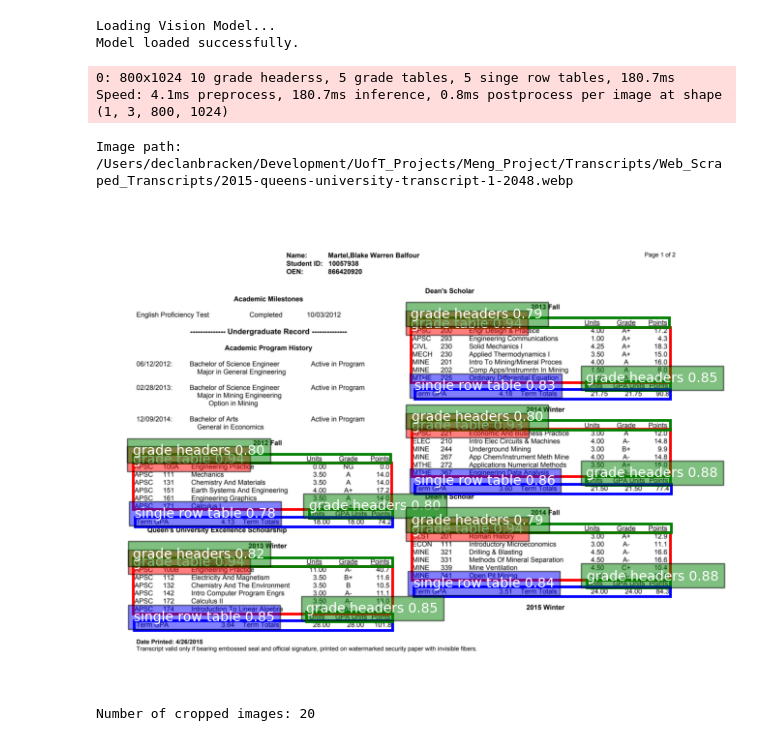
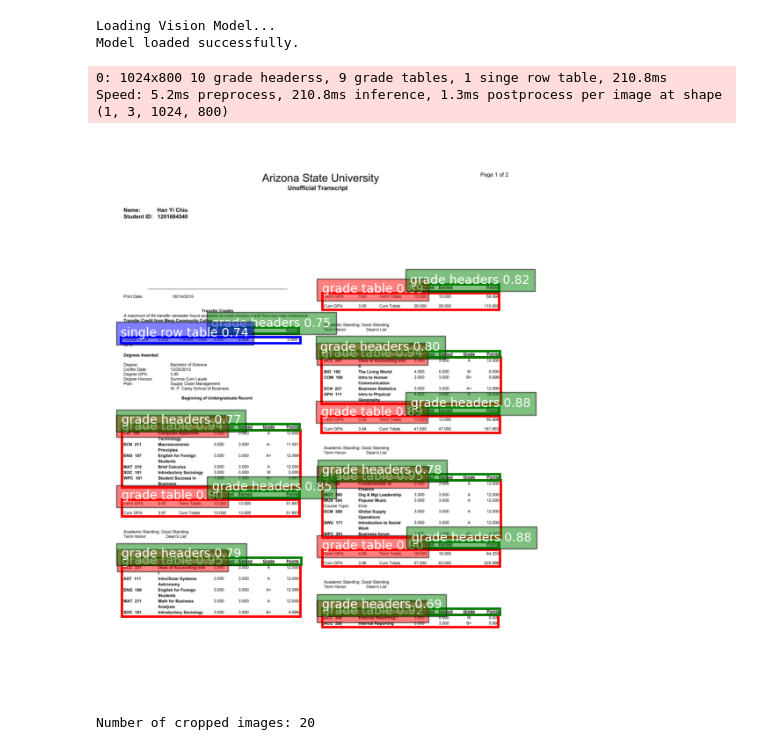
Before and after one commit to Declan-Bracken/MEng_Project, a Jupyter notebook: TableReconstruction/row_cluster_testing.ipynb, the cells around one changed output. Saved outputs shown, nothing was run; the diff lists cells and outputs as text; code cells hidden in the pictures.

```diff
--- a/TableReconstruction/row_cluster_testing.ipynb
+++ b/TableReconstruction/row_cluster_testing.ipynb
@@ -1,33 +1,44 @@
 # %%
 import sys
 
 # Manually specify the path to the parent directory
 parent_dir = '/Users/declanbracken/Development/UofT_Projects/Meng_Project/code_base'  # Replace this with the path where 'Pipelines' is located
 sys.path.append(parent_dir)
 
 # Import vision_pipeline from Pipelines
 from Pipelines.vision_pipeline import vision_pipeline
 
 # Step 1: Import Classes
 from image_processor import ImageProcessor
 from text_classifier import TextClassifier
-from row_clusterer import RowClassifier
+from row_clusterer_v2 import RowClassifier
+from clustering_gui_jupyter import InteractiveClusterTuning
+from column_clusterer import ColumnClusterer#, ColumnClustererV2
 from dataframe_processor import DataFrameProcessor
-from visualizer import Visualizer
 
 # Step 2: Load Example Image and Model Results
 image_directory = '/Users/declanbracken/Development/UofT_Projects/Meng_Project/Transcripts/Web_Scraped_Transcripts/'
 image_name = '2015-queens-university-transcript-1-2048.webp'
 image_path = image_directory + image_name
+image_path = '/Users/declanbracken/Development/UofT_Projects/Meng_Project/Transcripts/Web_Scraped_Transcripts/bachelors-degree-transcript-2-2048-1.webp'
+image_path = '/Users/declanbracken/Development/UofT_Projects/Meng_Project/Transcripts/Web_Scraped_Transcripts/kayla-martin-unofficial-transcript-unlocked-1-2048.webp'
+image_path = '/Users/declanbracken/Development/UofT_Projects/Meng_Project/Transcripts/Web_Scraped_Transcripts/transcript-1-3-2048-1.webp' # test transcript
+image_path = '/Users/declanbracken/Development/UofT_Projects/Meng_Project/Transcripts/Web_Scraped_Transcripts/transcript-1-2048-1.webp' # test transcript
+# image_path = '/Users/declanbracken/Development/UofT_Projects/Meng_Project/Transcripts/Web_Scraped_Transcripts/ba-transcript-3-2048.webp'
+# image_path = '/Users/declanbracken/Development/UofT_Projects/Meng_Project/Transcripts/Test transcripts/transcripts-2-2048.png'
+# image_path = '/Users/declanbracken/Development/UofT_Projects/Meng_Project/Transcripts/Web_Scraped_Transcripts/up-academic-record-1-2048.webp'
+#Real Transcript
+# image_path = '/Users/declanbracken/Development/UofT_Projects/Meng_Project/Transcripts/Real Transcripts/7.JPG'
+# image_path = '/Users/declanbracken/Development/UofT_Projects/Meng_Project/Transcripts/Real Transcripts/5.png'
 
 model_path = '/Users/declanbracken/Development/UofT_Projects/Meng_Project/code_base/yolo_training/yolo_v8_models/finetune_v5/best.pt'
+
 pipeline = vision_pipeline(model_path)
 results = pipeline.predict(image_path, plot = True, iou = 0.3, conf = 0.5, agnostic_nms = True)
 # %% [output]
 Loading Vision Model...
 Model loaded successfully.
-0: 800x1024 10 grade headerss, 5 grade tables, 5 singe row tables, 180.7ms
-Speed: 4.1ms preprocess, 180.7ms inference, 0.8ms postprocess per image at shape (1, 3, 800, 1024)
+0: 1024x800 10 grade headerss, 9 grade tables, 1 singe row table, 210.8ms
+Speed: 5.2ms preprocess, 210.8ms inference, 1.3ms postprocess per image at shape (1, 3, 1024, 800)
-Image path: /Users/declanbracken/Development/UofT_Projects/Meng_Project/Transcripts/Web_Scraped_Transcripts/2015-queens-university-transcript-1-2048.webp
-[figure, old version]
+[figure, new version]
 # %%
```
Also changed, not shown: parts of 13 cells of this notebook, 16 other files.
